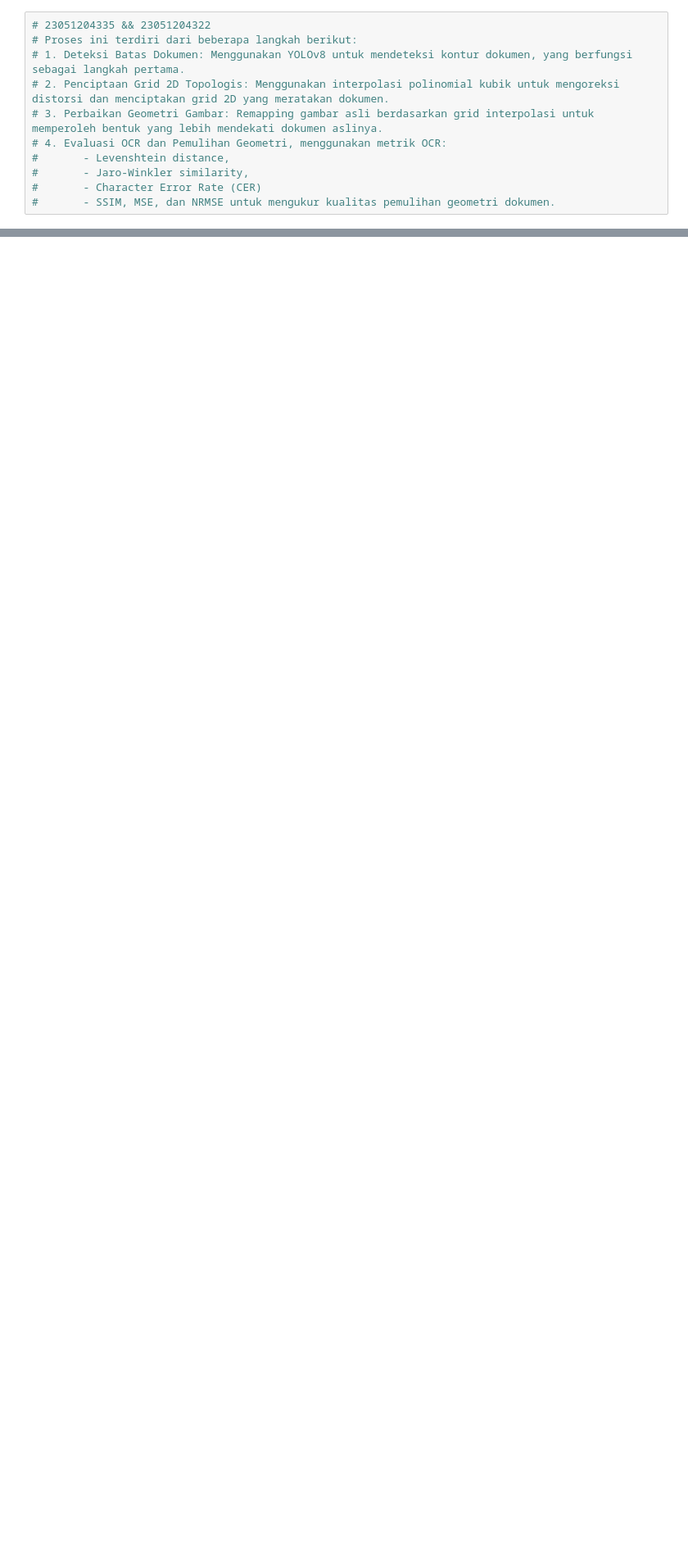
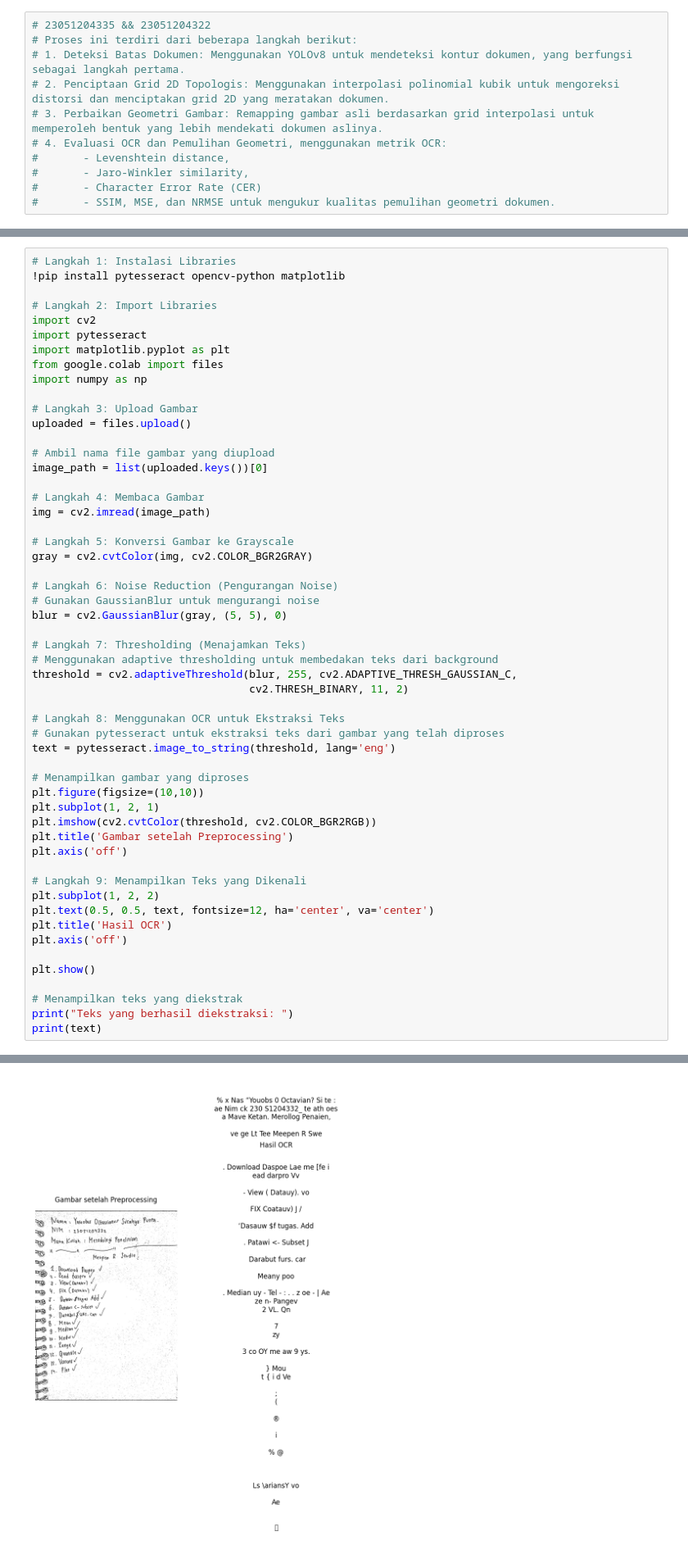
Before and after one commit to arezyhs/Python-Digital-Image-Processing-Projects, a Jupyter notebook: digital-image-processing-project.ipynb, the cells around one changed output, grey strips where cells are left out. Shown at 82% size. Cells and saved outputs as stored; diff of their text form; blank space fills up the shorter version.

```diff
--- a/digital-image-processing-project.ipynb
+++ b/digital-image-processing-project.ipynb
@@ -21,0 +149,55 @@
+# %%
+# Langkah 1: Instalasi Libraries
+!pip install pytesseract opencv-python matplotlib
+
+# Langkah 2: Import Libraries
+import cv2
+import pytesseract
+import matplotlib.pyplot as plt
+from google.colab import files
+import numpy as np
+
+# Langkah 3: Upload Gambar
+uploaded = files.upload()
+
+# Ambil nama file gambar yang diupload
+image_path = list(uploaded.keys())[0]
+
+# Langkah 4: Membaca Gambar
+img = cv2.imread(image_path)
+
+# Langkah 5: Konversi Gambar ke Grayscale
+gray = cv2.cvtColor(img, cv2.COLOR_BGR2GRAY)
+
+# Langkah 6: Noise Reduction (Pengurangan Noise)
+# Gunakan GaussianBlur untuk mengurangi noise
+blur = cv2.GaussianBlur(gray, (5, 5), 0)
+
+# Langkah 7: Thresholding (Menajamkan Teks)
+# Menggunakan adaptive thresholding untuk membedakan teks dari background
+threshold = cv2.adaptiveThreshold(blur, 255, cv2.ADAPTIVE_THRESH_GAUSSIAN_C,
+                                  cv2.THRESH_BINARY, 11, 2)
+
+# Langkah 8: Menggunakan OCR untuk Ekstraksi Teks
+# Gunakan pytesseract untuk ekstraksi teks dari gambar yang telah diproses
+text = pytesseract.image_to_string(threshold, lang='eng')
+
+# Menampilkan gambar yang diproses
+plt.figure(figsize=(10,10))
+plt.subplot(1, 2, 1)
+plt.imshow(cv2.cvtColor(threshold, cv2.COLOR_BGR2RGB))
+plt.title('Gambar setelah Preprocessing')
+plt.axis('off')
+
+# Langkah 9: Menampilkan Teks yang Dikenali
+plt.subplot(1, 2, 2)
+plt.text(0.5, 0.5, text, fontsize=12, ha='center', va='center')
+plt.title('Hasil OCR')
+plt.axis('off')
+
+plt.show()
+
+# Menampilkan teks yang diekstrak
+print("Teks yang berhasil diekstraksi: ")
+print(text)
+# %% [output]
@@ -21,0 +219 @@
+[figure, added]
```
Also changed, not shown: parts of 10 cells of this notebook.
